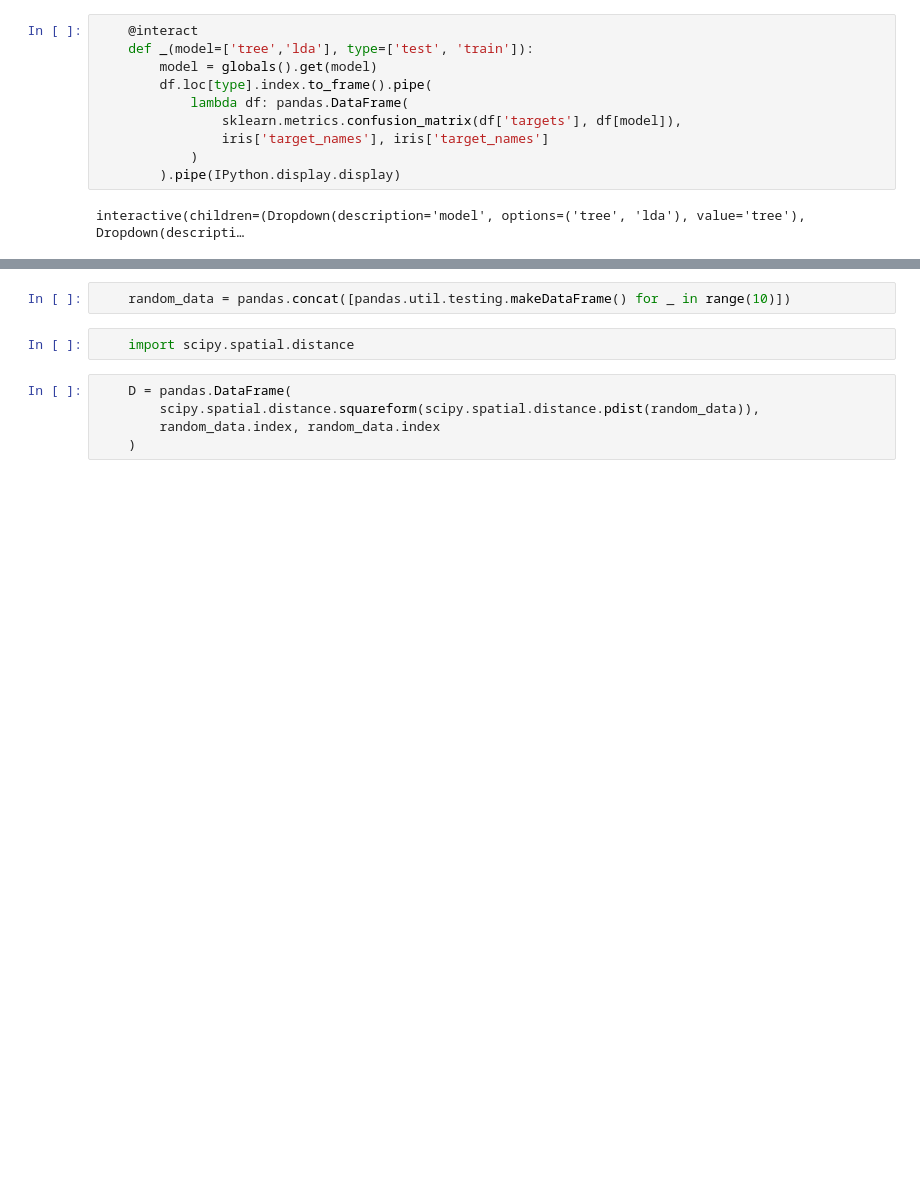
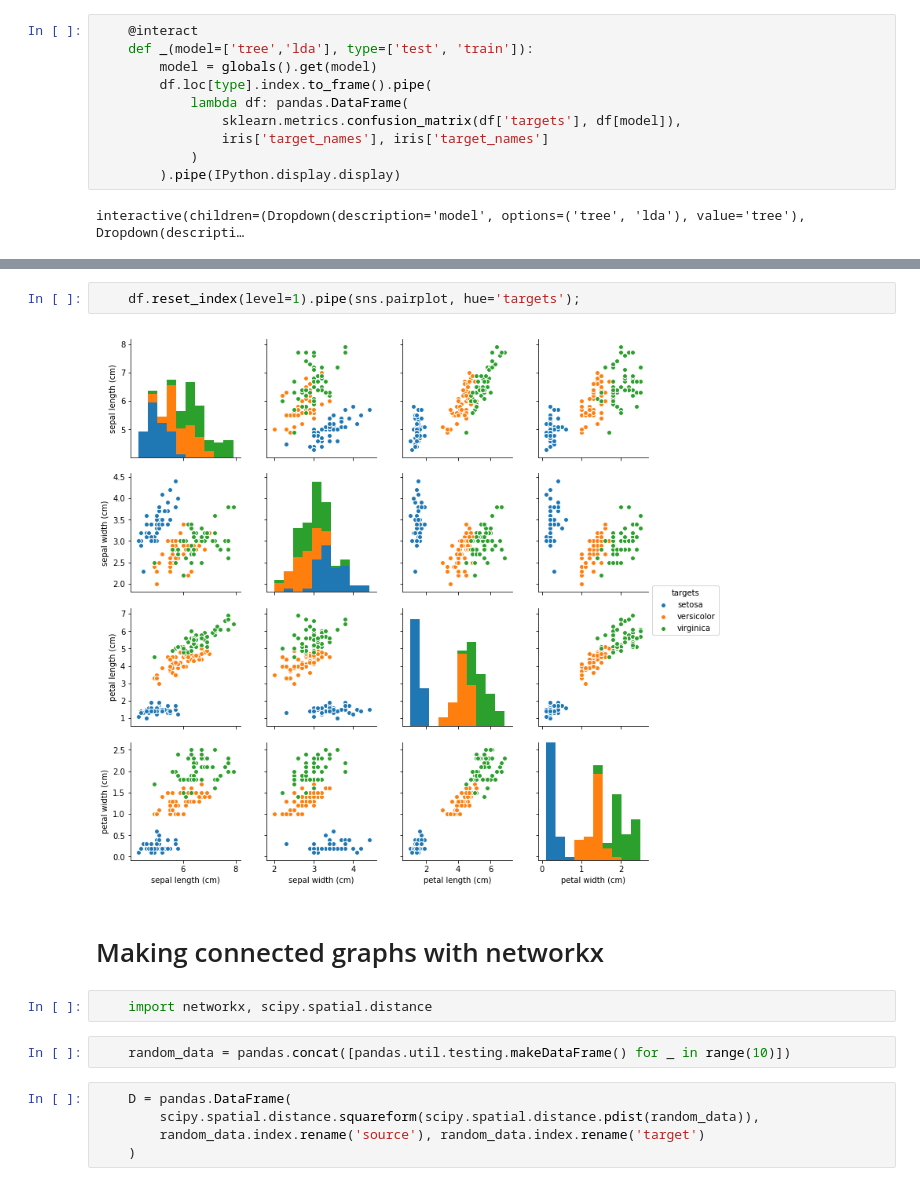
Before and after one commit to tonyfast/idiomatic-pandas, a Jupyter notebook: idiomatic_pandas/extending.ipynb, the cells around one changed output, grey strips where cells are left out. Cells and saved outputs as stored; diff of their text form; blank space fills up the shorter version.

```diff
--- a/idiomatic_pandas/extending.ipynb
+++ b/idiomatic_pandas/extending.ipynb
@@ -114,11 +110,17 @@ interactive(children=(Dropdown(description='model', options=('tree', 'lda'), val
+# %%
+    df.reset_index(level=1).pipe(sns.pairplot, hue='targets');
+# %% [output]
+[figure, added]
+# %% [markdown]
+# Making connected graphs with networkx
+# %%
+    import networkx, scipy.spatial.distance
 # %%
     random_data = pandas.concat([pandas.util.testing.makeDataFrame() for _ in range(10)])
-# %%
-    import scipy.spatial.distance
 # %%
     D = pandas.DataFrame(
         scipy.spatial.distance.squareform(scipy.spatial.distance.pdist(random_data)),
-        random_data.index, random_data.index
+        random_data.index.rename('source'), random_data.index.rename('target')
     )
 # %%
     D.stack().hist()
```
Also changed, not shown: parts of 18 cells of this notebook, 2 other files.
